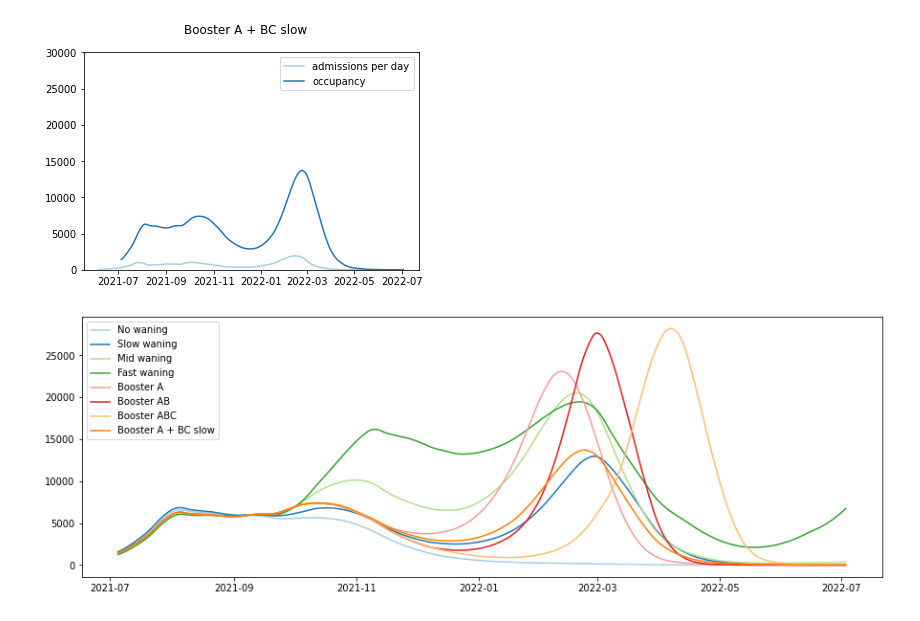
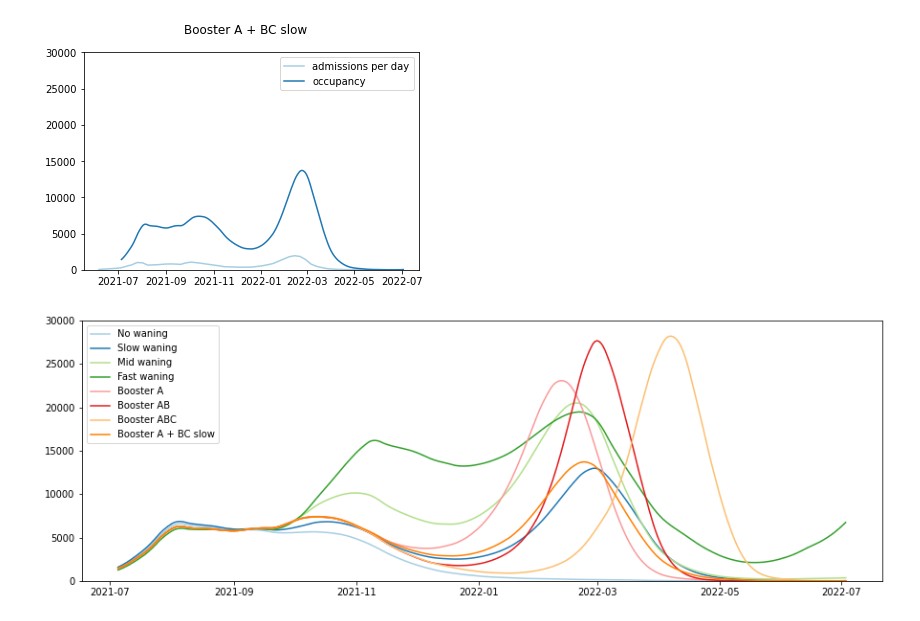
Before and after one commit to nicfreeman1209/covid-19, a Jupyter notebook: conv-estimator/jw_admiss_occup/jw.ipynb, the cells around one changed output. Saved outputs shown, nothing was run; the diff lists cells and outputs as text; code cells hidden in the pictures.

```diff
--- a/conv-estimator/jw_admiss_occup/jw.ipynb
+++ b/conv-estimator/jw_admiss_occup/jw.ipynb
@@ -97,15 +97,16 @@ for name,y in ts.items():
 # %%
 sns.set_palette("Paired",len(ts.keys()))
 fig, axes = plt.subplots(1,1, figsize=(15,5))
 
 plt.clf()
 for name,y in ts.items():
     plt.plot(dates, hs[name], label=name)
+plt.ylim(0,30000)
 plt.legend(loc="upper left")
 plt.savefig("all occupancies.png", bbox_inches='tight', facecolor='white', transparent=False)
 plt.show()
 # %% [output]
-[figure, old version]
+[figure, new version]
 # %%
 # write to disk
 prep = []
```
